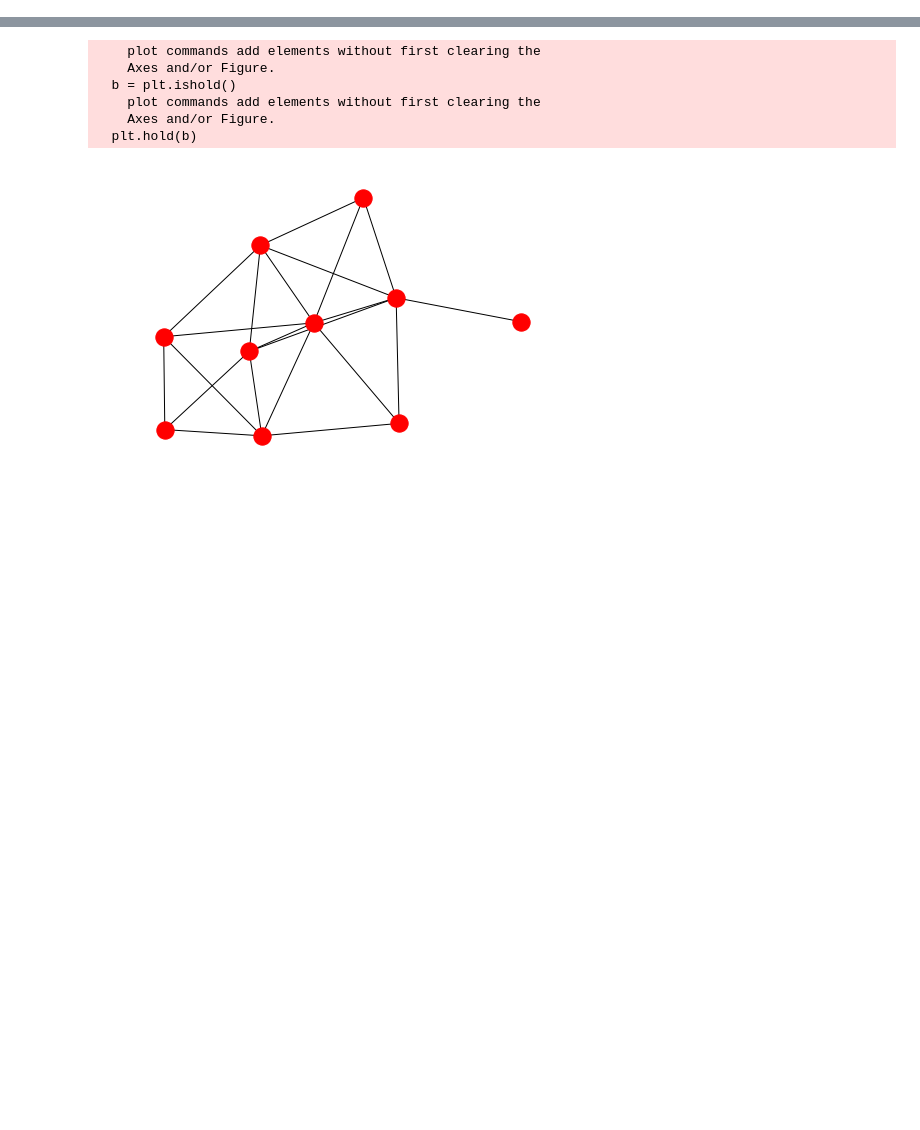
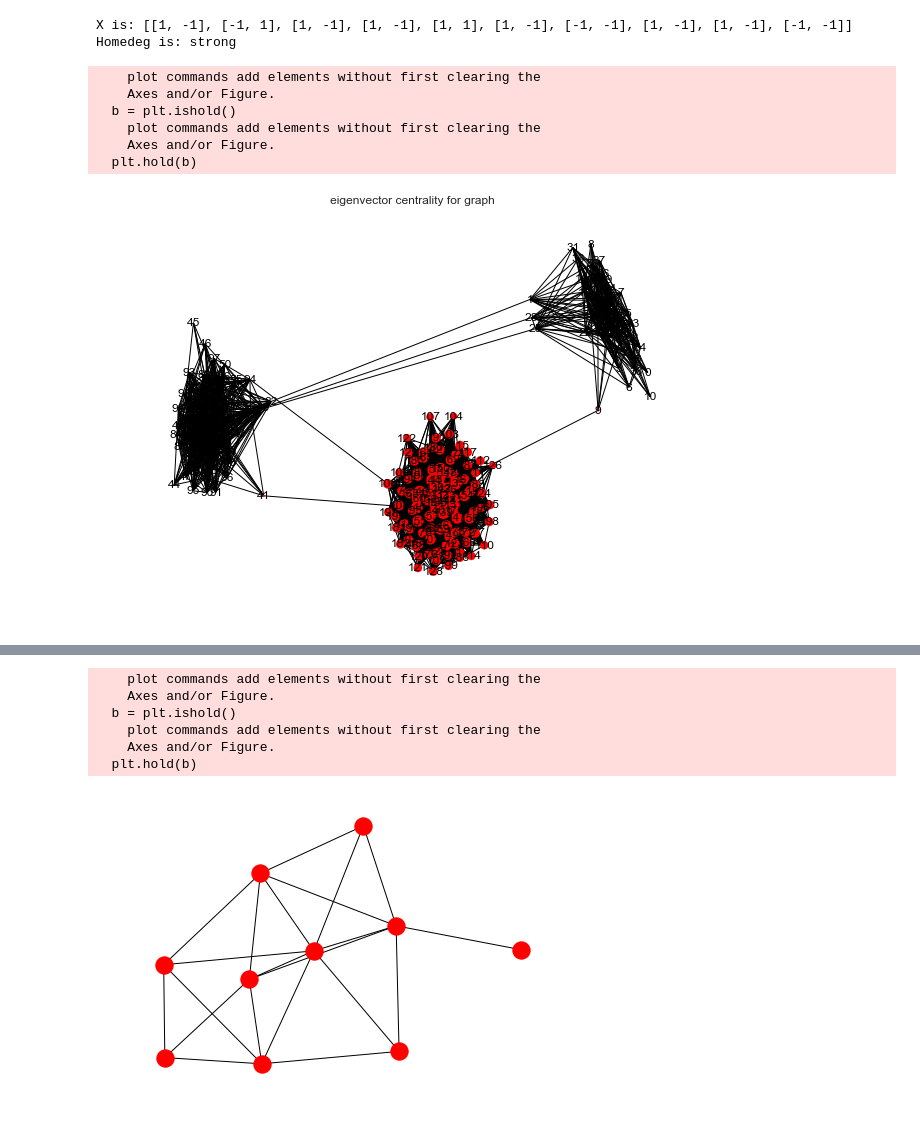
Before and after one commit to mRSun15/SID_on_social_network, a Jupyter notebook: Untitled.ipynb, the cells around one changed output, grey strips where cells are left out. Drawn from its saved outputs; the diff is of its cells as text; code cells hidden in the pictures; blank space fills up the shorter version.

```diff
--- a/Untitled.ipynb
+++ b/Untitled.ipynb
@@ -7,0 +42,67 @@ from scipy.linalg import *
+# %%
+homo_deg = 'strong'
+X_number = 10
+random_set = [-1, 1]
+X_list = []
+for i in range(X_number):
+    X_list.append(np.random.choice(random_set,2, replace=True).tolist())
+
+# X_list = [[1,1], [1, 1], [1, 1], [1,1],[1,1], [1, 1], [1, 1], [1,1],[1,1], [1, 1]]
+# %%
+
+plt.figure(num=1, figsize=(30, 10), dpi=80, facecolor='yellow', edgecolor='k')
+# policies = ['thompson','greedy', 'e-greedy','balanced', 'ucb']
+policies = ['greedy']
+eps_s = [0.1,0.3,0.5,0.7,0.9]
+count = 0
+overall_reward = {}
+overall_variance = {}
+print("X is:", X_list)
+
+overall_pair_vectors = []
+overall_processed_res = []
+overall_mse_list = []
+rank_reputation = []
+relative_reputation = []
+print('Homedeg is:', homo_deg)
+
+for policy in policies:
+    if policy == 'e-greedy':
+        for eps in eps_s:
+            overall_reward[policy+str(eps)] = []
+            overall_variance[policy+str(eps)] = []
+    else:
+        overall_reward[policy] = []
+        overall_variance[policy] = []
+temp_pair_vectors = {}
+temp_rank_rep = {}
+temp_process_result = {}
+temp_mse_list = {}
+Graph, friend_pref, adopt_nodes = create_network(node_num=200,
+                                                 p=0.1,
+                                                 pref_range=10,
+                                                 pref_dim=2,
+                                                 homo_degree=homo_deg)
+# plot the initial state
+# plt.subplot(161+count)
+# count += 1
+# Graph_Initial_Check(Graph=Graph,
+#                     X=X_list[0],
+#                     adopted_node=adopt_nodes,
+#                     homo_degree=homo_deg)
+# plt.show()
+# %% [output]
+X is: [[1, -1], [-1, 1], [1, -1], [1, -1], [1, 1], [1, -1], [-1, -1], [1, -1], [1, -1], [-1, -1]]
+Homedeg is: strong
+# %%
+eigen_central_vector = graph_centrality(Graph)
+net_vects = np.array(eigen_central_vector).reshape(-1)
+draw_graph(Graph, net_vects)
+# %% [output]
+    plot commands add elements without first clearing the
+    Axes and/or Figure.
+  b = plt.ishold()
+    plot commands add elements without first clearing the
+    Axes and/or Figure.
+  plt.hold(b)
+[figure, added]
```
Also changed, not shown: parts of 9 cells of this notebook, 3 other files.
